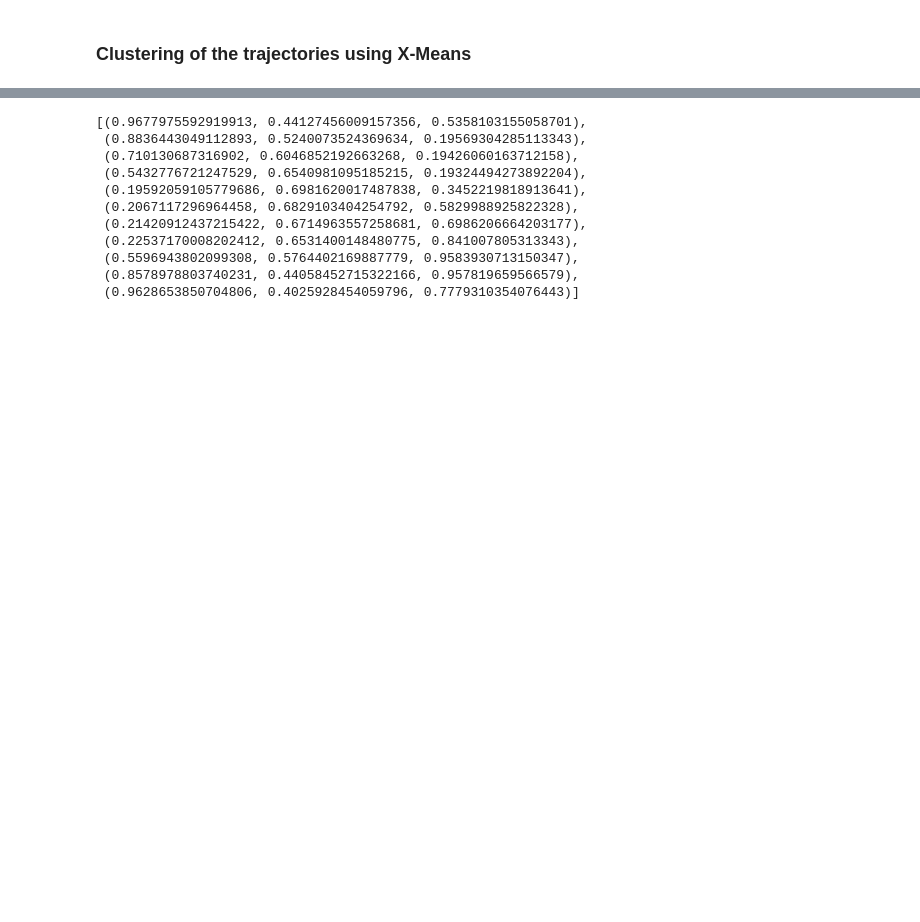
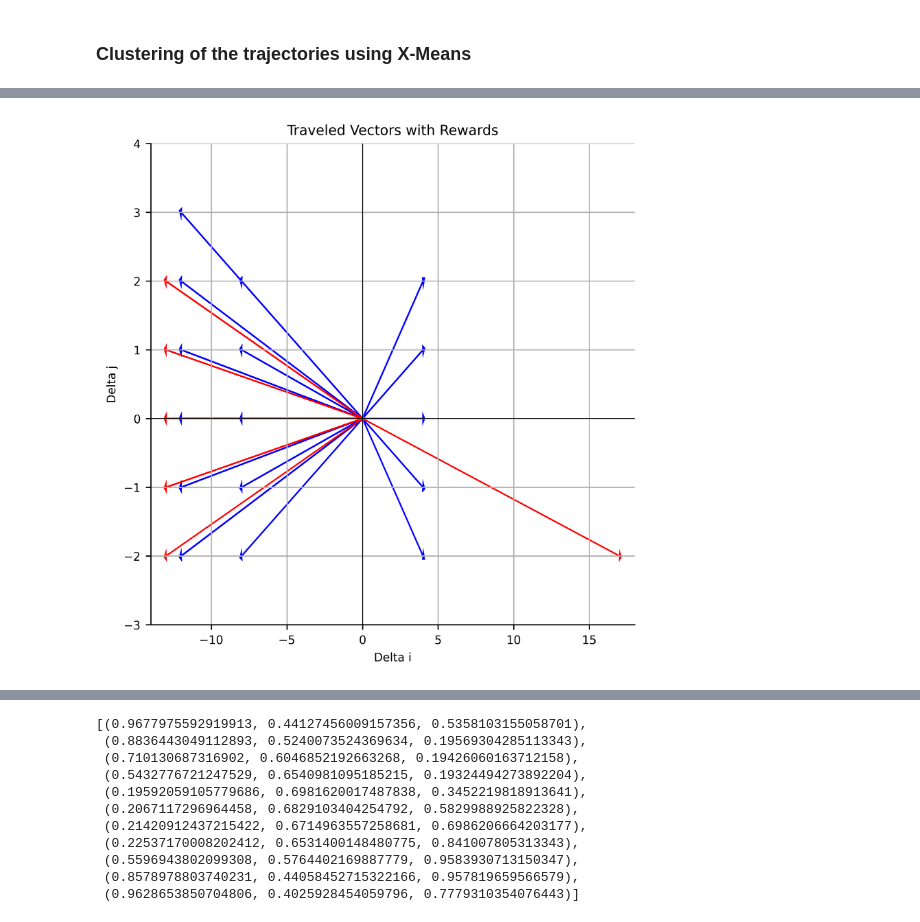
Before and after one commit to yangbaechu/xrl_with_trajectories, a Jupyter notebook: gridworld_expts.ipynb, the cells around one changed output, grey strips where cells are left out. Cells and saved outputs as stored; diff of their text form; code cells hidden in the pictures; blank space fills up the shorter version.

```diff
--- a/gridworld_expts.ipynb
+++ b/gridworld_expts.ipynb
@@ -490,3 +468,26 @@ plt.show()
+# %%
+rewards =  [+1] * num_pos_trajs + [-1] * num_neg_trajs
+plt.figure(figsize=(6, 6))
+for vector, reward in zip(traveled_vectors, rewards):
+    # Determine color based on reward
+    color = 'blue' if reward == +1 else 'red'
+
+    # Draw the vector as an arrow
+    plt.arrow(0, 0, vector[0], vector[1], head_width=0.1, head_length=0.1, fc=color, ec=color)
+
+# Setting the plot limits
+plt.xlim(min([v[0] for v in traveled_vectors]) - 1, max([v[0] for v in traveled_vectors]) + 1)
+plt.ylim(min([v[1] for v in traveled_vectors]) - 1, max([v[1] for v in traveled_vectors]) + 1)
+
+plt.xlabel('Delta i')
+plt.ylabel('Delta j')
+plt.axhline(0, color='black',linewidth=0.5)
+plt.axvline(0, color='black',linewidth=0.5)
+plt.grid(True)
+plt.title('Traveled Vectors with Rewards')
+plt.show()
+# %% [output]
+[figure, added]
 # %%
 # Assuming 'clusters' is a list of clusters, each containing indices of trajectories in 'offline_data'
 selected_clusters_indices = [0,1,2,3]  # Example selection of clusters for comparison
```
Also changed, not shown: parts of 21 cells of this notebook, 2 other files.
